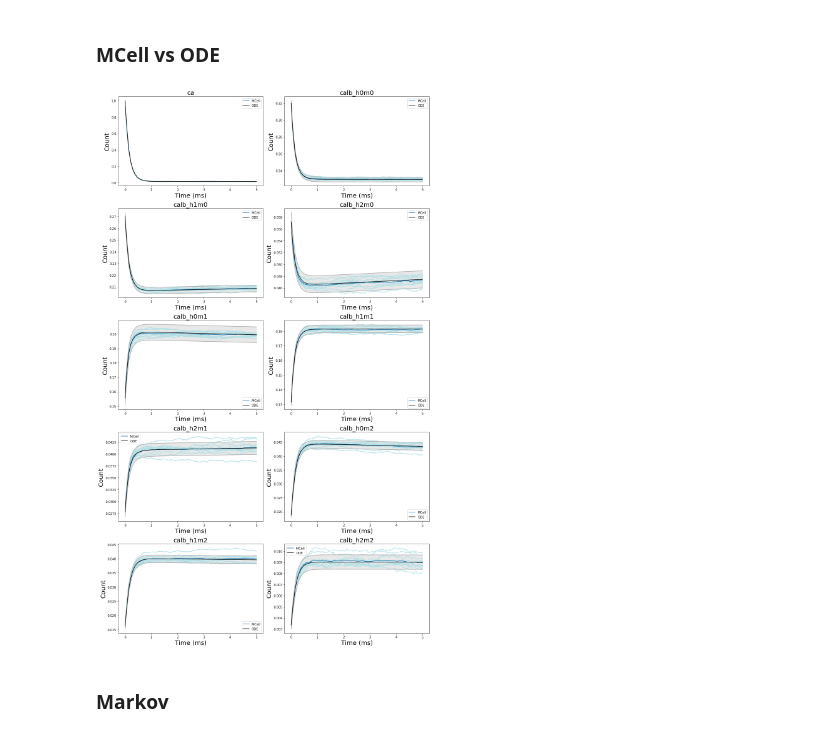
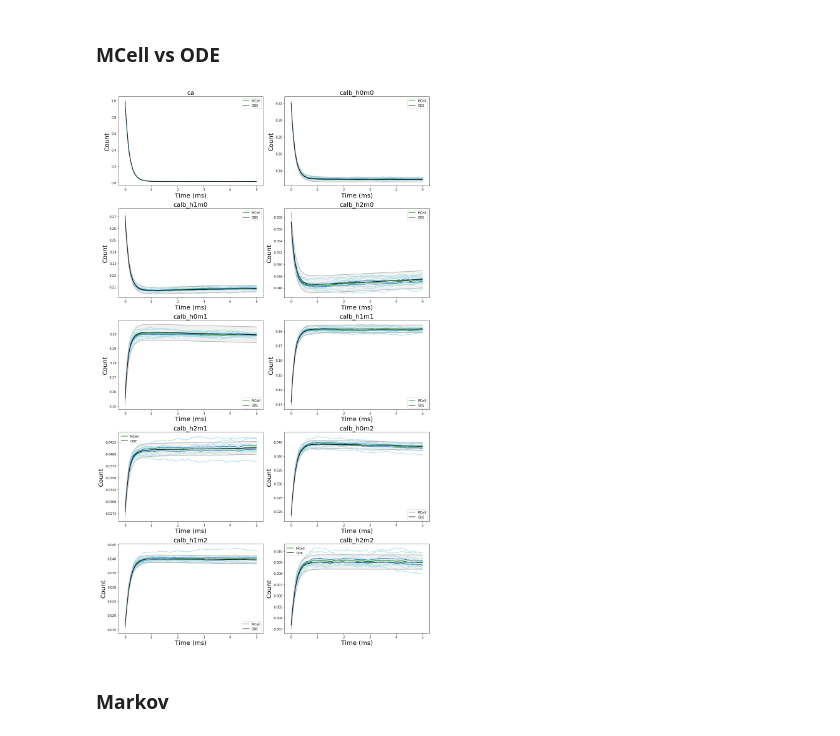
Before and after one commit to 3x10e8/DetailedMarkov, a Jupyter notebook: CaDiffusion.ipynb, the cells around one changed output. Cells and saved outputs as stored; diff of their text form; code cells hidden in the pictures.

```diff
--- a/CaDiffusion.ipynb
+++ b/CaDiffusion.ipynb
@@ -417,7 +433,10 @@ for a, mol in zip(ax.flatten(), range(len(mol_files))):
     for seed in range(SEEDS):
         a.plot(data_norm[mol][:,0,seed]*1000, data_norm[mol][:,1,seed], color='lightgrey')
     mean = np.mean(data_norm[mol], axis=2)
+    sem = stats.sem(data_norm[mol], axis=2)
     a.plot(mean[:,0]*1000, mean[:,1], 'k')
+    a.plot(mean[:,0]*1000, mean[:,1] + sem[:,1])
+    a.plot(mean[:,0]*1000, mean[:,1] - sem[:,1], 'C0')
     a.set_title(mol_names[mol])
     a.set_xlabel('Time (ms)', size=20)
     a.set_ylabel('Count', size=20)
@@ -435,51 +454,67 @@ plt.show()
 fig, ax = plt.subplots(int(len(mol_files)/2), 2, figsize = (15, 25))
 
 MS_TO_S = 1000
+T_IDX = 0
+VAL_IDX = 1
 
 # order: ['ca', 'calb_h0m0', 'calb_h1m0', 'calb_h2m0', 'calb_h0m1', 'calb_h1m1', 'calb_h2m1', 'calb_h0m2', 'calb_h1m2', 'calb_h2m2']
 
-# Plot MCell
+'''MCell Trials'''
 for a, mol in zip(ax.flatten(), range(len(mol_files))):
     for seed in range(SEEDS):
         a.plot(data_norm[mol][:,0,seed]*MS_TO_S, data_norm[mol][:,1,seed], color='powderblue')
+    # Mean
     mean = np.mean(data_norm[mol], axis=2)
-    a.plot(mean[:,0]*MS_TO_S, mean[:,1], 'C0-', label='MCell', )
+    a.plot(mean[:,T_IDX]*MS_TO_S, mean[:,1], color='g', label='MCell', )
+
+    # SEM
+    sem = stats.sem(data_norm[mol], axis=2)
+    a.plot(mean[:,T_IDX]*MS_TO_S, mean[:,VAL_IDX] + sem[:,VAL_IDX], 'C0')
+    a.plot(mean[:,T_IDX]*MS_TO_S, mean[:,VAL_IDX] - sem[:,VAL_IDX], 'C0')
+
+    # Plot labels
     a.set_title(mol_names[mol], size=20)
     a.set_xlabel('Time (ms)', size=20)
     a.set_ylabel('Count', size=20)
     a.legend()
 
+'''ODE Solution'''
 # Overlay ODE
 # ode index equivalents
 ODE_IDX = [9, 0, 3, 6, 1, 4, 7, 2, 5, 8]
 
 for a, i in zip(ax.flatten(), ODE_IDX):
     # Std Dev norm factor
     if (i == 1):
         N = n_ca_base + N_CA_AP
     else:
         N = n_calb
 
     # Std dev
     sd = np.sqrt(np.multiply(calb_sol.y[i,:], (1 - calb_sol.y[i,:]))/N)
     a.plot(calb_sol.t*MS_TO_S, np.add(calb_sol.y[i,:], sd), color='darkgrey')
     a.plot(calb_sol.t*MS_TO_S, np.subtract(calb_sol.y[i,:], sd), color='darkgrey')
 
     # Cloud
-    a.fill_between(calb_sol.t*MS_TO_S, np.add(calb_sol.y[i,:], sd), np.subtract(calb_sol.y[i,:], sd), alpha=0.5,
+    a.fill_between(calb_sol.t*MS_TO_S, np.add(calb_sol.y[i,:], sd), np.subtract(calb_sol.y[i,:], sd), alpha=0.3,
                   color='lightgrey')
 
     # Mean
     a.plot(calb_sol.t*MS_TO_S, calb_sol.y[i,:], 'k', label='ODE')
     a.legend()
 
+    # Standard error of mean
+    #sem = stats.sem(calb_sol.y[i,:])
+    #a.plot(calb_sol.t*MS_TO_S, np.add(calb_sol.y[i,:], sem), color='lightgrey', linestyle=':')
+    #a.plot(calb_sol.t*MS_TO_S, np.subtract(calb_sol.y[i,:], sem), color='lightgrey', linestyle=':')
+
 
 
 #plt.legend()
 plt.tight_layout()
 plt.show()
 # %% [output]
-[figure, old version]
+[figure, new version]
 # %% [markdown]
 ### Markov
 # %% [markdown]
```
Also changed, not shown: parts of 8 cells of this notebook.
